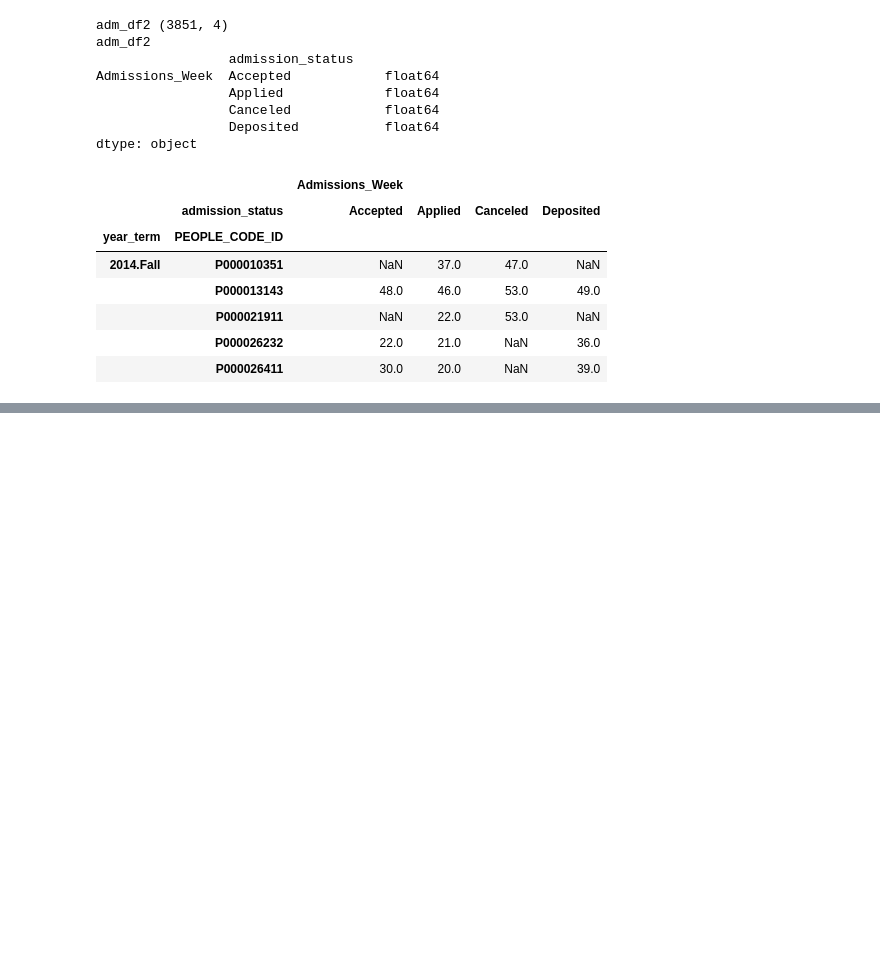
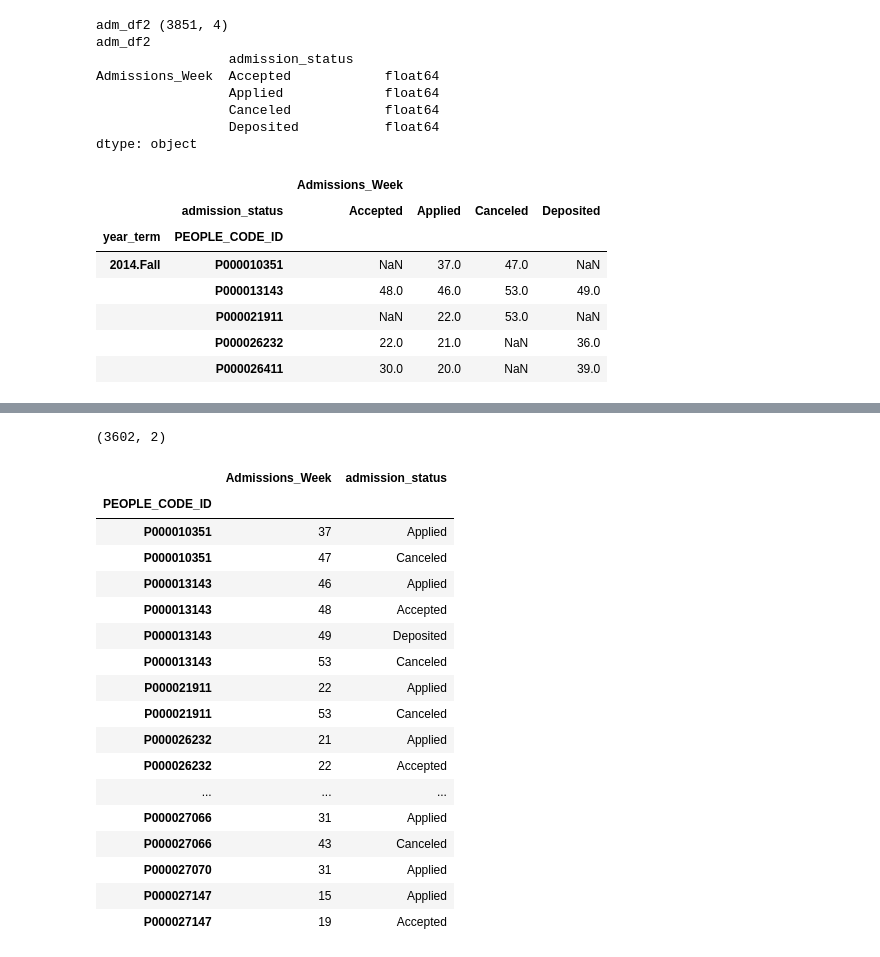
Before and after one commit to JeffWalton-PSC/Admissions, a Jupyter notebook: funnel/admissions_historic_data.ipynb, the cells around one changed output, grey strips where cells are left out. Drawn from its saved outputs; the diff is of its cells as text; code cells hidden in the pictures; blank space fills up the shorter version.

```diff
--- a/funnel/admissions_historic_data.ipynb
+++ b/funnel/admissions_historic_data.ipynb
@@ -402,0 +418,23 @@ adm_df2.head()
+# %%
+print(w.shape)
+w.head(30)
+# %% [output]
+(3602, 2)
+|  | Admissions_Week | admission_status |
+| PEOPLE_CODE_ID |  |  |
+| P000010351 | 37 | Applied |
+| P000010351 | 47 | Canceled |
+| P000013143 | 46 | Applied |
+| P000013143 | 48 | Accepted |
+| P000013143 | 49 | Deposited |
+| P000013143 | 53 | Canceled |
+| P000021911 | 22 | Applied |
+| P000021911 | 53 | Canceled |
+| P000026232 | 21 | Applied |
+| P000026232 | 22 | Accepted |
+| ... | ... | ... |
+| P000027066 | 31 | Applied |
+| P000027066 | 43 | Canceled |
+| P000027070 | 31 | Applied |
+| P000027147 | 15 | Applied |
+| P000027147 | 19 | Accepted |
```
Also changed, not shown: parts of 12 cells of this notebook.
